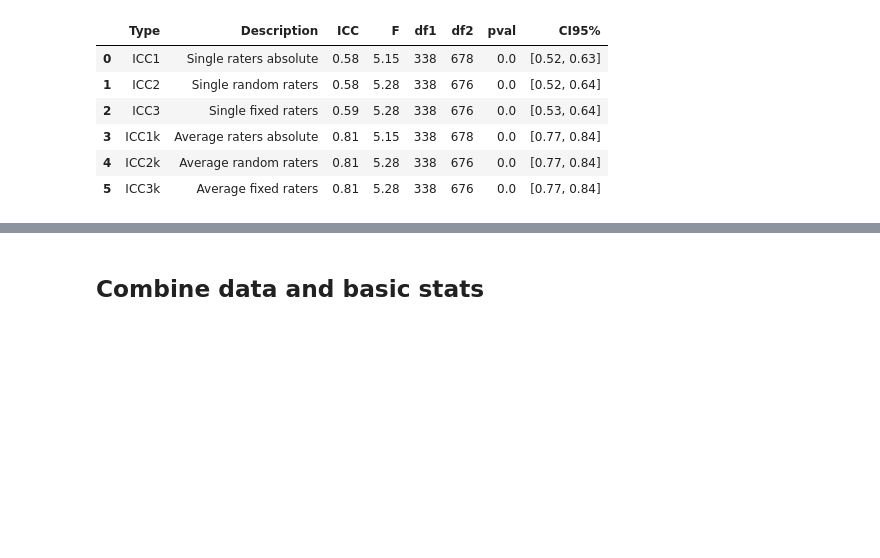
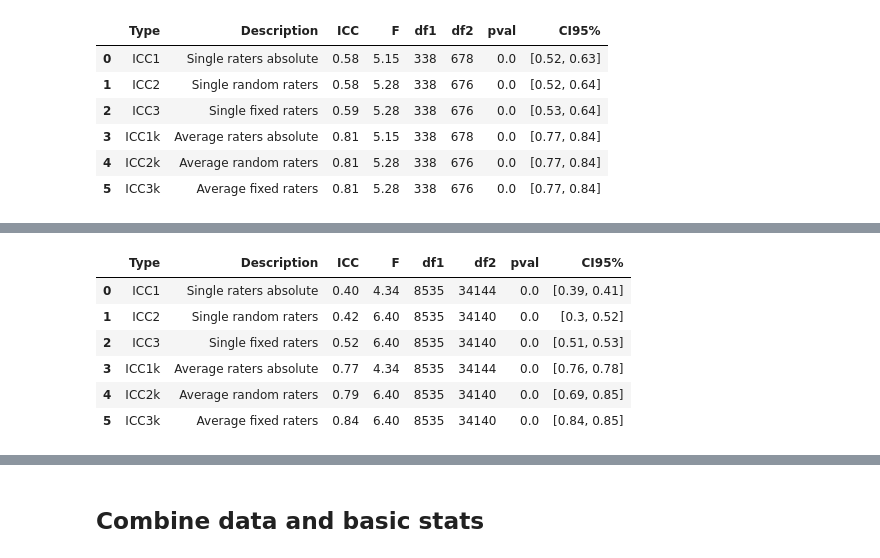
Before and after one commit to massivetexts/llm_aut_study, a Jupyter notebook: notebooks/Process_AUT_GT.ipynb, the cells around one changed output, grey strips where cells are left out. Drawn from its saved outputs; the diff is of its cells as text; code cells hidden in the pictures; blank space fills up the shorter version.

```diff
--- a/notebooks/Process_AUT_GT.ipynb
+++ b/notebooks/Process_AUT_GT.ipynb
@@ -383,12 +470,15 @@ MOTES is related to the "Measuring Original Thinking in Elementary Students: A T
 src = 'motesp'
 motes_pilot = pd.read_csv(os.path.join(base_dir, 'motes_pilot_gt_scores.csv')).rename(columns=dict(D='rater1', K='rater2', T='rater3', ID='participant'))
 motes_pilot['response_num'] = None
+motes_pilot['type'] = motes_pilot.task.apply(lambda x: x.split('_')[0]).replace({'g1':'uses', 'g2':'instances', 'g3': 'consequences', 'g4':'completion'})
 motes_pilot = prep_general(motes_pilot, src, include_stats=False, return_full=True, include_rater_std=include_rater_std)
 # Normalize question styles
 motes_pilot.question = (motes_pilot.question.str.replace("What would be a surprising", "What is a surprising", regex=True)
                             .str.replace("Think of an example of something that is (.*)", "What is a surprising example of something \\1?", regex=True)
-                            .str.replace("(When .*)", "\\1...", regex=True)
+                            .str.replace("What would happen if (.*)", "What would be a surprising consequence if \\1", regex=True)
 )
+comprows = (motes_pilot.type == 'completion')
+motes_pilot.loc[comprows, 'question'] = motes_pilot.loc[comprows, 'question'].str.replace("^(.*)$", 'Complete this sentence in a surprising way: "\\1..."', regex=True)
 datasets[src] = motes_pilot[returncols]
 
 simple_stats(motes_pilot[motes_pilot.id.str.contains('_g1_')], ['rater1', 'rater2', 'rater3'])
@@ -417,38 +507,71 @@ As with the pilot data, this dataset is not yet released, but please reach out.
 # %%
-df = pd.read_excel('MOTES 2021-2022 Data FINAL.xlsx', sheet_name='Combined Data FINAL').replace(-999, pd.NA)
-# first thing first - drop sensitive columns because they're not needed here
-df = df.drop(columns=['Campus', 'Grade', 'Classroom'])
-df['participant'] = df.Order.astype(str).apply(lambda x: hashlib.md5(x.encode('utf-8')).hexdigest()[:4])
+df = pd.read_csv(os.path.join(base_dir, 'motes_full_gt_scores.csv')).replace(-999, pd.NA).copy()
+df['participant'] = df.Order.astype(str).apply(lambda x: hashlib.md5(x.encode('utf-8')).hexdigest()[:6])
 # %%
 src = 'motesf'
+
+corrected = True # use spelling corrected columns
 items = [col.replace('_prompt', '') for col in df.columns if col.startswith('G') and col.endswith('_prompt')]
 
 collector = []
 # RESHAPE TO long
 for item in items:
     subset = df[['participant'] + [col for col in df.columns if col.startswith(item)]].copy()
     subset.columns = [col.split('_')[-1] for col in subset.columns]
     subset['game'] = item.split('_')[0]
     subset['prompt_code'] = item
     collector.append(subset)
 reshaped = pd.concat(collector)
 # remove non-responses
 reshaped = reshaped[~reshaped.raw.isna()]
 # restore original wording in the test
 reshaped.prompt =reshaped.prompt.str.replace('light bulbs', 'lightbulb').str.replace('hat cap', 'hat').str.replace('soccer ball', 'ball').str.replace('lead pencil', 'pencil').str.replace('spoons', 'spoon')
 
 # add display order
 displayorder = df[['participant'] + [col for col in df.columns if 'DO' in col]]
 displayorder = displayorder.melt(id_vars='participant', value_name='prompt_code')
 displayorder['response_num'] = displayorder.variable.apply(lambda x:x[-1])
 reshaped = reshaped.merge(displayorder[['participant', 'prompt_code', 'response_num']])
-# use spelling corrected response
-reshaped = reshaped.rename(columns={'corrected':'response'})
-# FOCUS JUST ON GAME 1
-reshaped = reshaped[reshaped.game == 'G1']
+# use spelling corrected response, unless set otherwise
+reshaped = reshaped.rename(columns={('corrected' if corrected else 'raw'):'response'})
+reshaped['type'] = reshaped['game'].replace({'G1':'uses', 'G2': 'instances', 'G3':'completion'})
 
-# IF EXPANDING PAST G1, NEED PROPER QUESTION FORMATS
+completion_ref = {
+    "playground": "When the friends met on the playground...",
+    "school bus": "When I got on the school bus...",
+    "games": "At a sleepover we...",
+    'library': "When the kids were in the library...",
+    'lecture': "When the teacher was talking...",
+    'phone': "My friend called me on the phone to tell me...",
+    'rain': "It started raining and...",
+    'closet': "When I opened my closet...",
+    'lunchroom': "When I was at lunch..."
+}
+reshaped.loc[reshaped.type == 'uses', 'question'] = reshaped.loc[reshaped.type == 'uses', 'prompt'].apply(lambda x: f"What is a surprising use for a {x.upper()}?")
+reshaped.loc[reshaped.type == 'instances','question'] = reshaped.loc[reshaped.type == 'instances', 'prompt'].apply(lambda x: f"What is a surprising example of something {x.upper()}?")
+reshaped.loc[(reshaped.type == 'completion'), 'question'] = reshaped.loc[reshaped.type == 'completion', 'prompt'].replace(completion_ref).str.replace("(.*)", 'Complete this sentence in a surprising way: "\\1"...', regex=True)
+
 datasets[src] = prep_general(reshaped, src,
                              rater_cols=[col for col in reshaped if 'score' in col.lower()],
-                             include_rater_std=include_rater_std)
+                             include_rater_std=include_rater_std, inputrange=(1,5))
+
+# This is code for a separate purpose - exporting spell corrected and uncorrected data
+if False:
+    #corrected_res = datasets[src]
+    #uncorrected = datasets[src]
+    participant_info = df[['Grade', 'Age at MOTES', 'participant']]
+    participant_info.columns = ['grade', 'age', 'participant']
+    participant_info.grade = participant_info.grade.apply(lambda x: int(x[0]))
+    participant_info.participant = src + participant_info.participant
+    spelldata = uncorrected.rename(columns={'response':'raw'}).merge(corrected_res.rename(columns={'response':'corrected'}), on=[col for col in uncorrected.columns if col not in ['id', 'response']]).merge(participant_info)
+    spelldata.to_csv(base_dir / 'motes_full_spelldata.csv')
+
 datasets[src].sample()
+# %% [output]
+|  | Type | Description | ICC | F | df1 | df2 | pval | CI95% |
+| 0 | ICC1 | Single raters absolute | 0.40 | 4.34 | 8535 | 34144 | 0.0 | [0.39, 0.41] |
+| 1 | ICC2 | Single random raters | 0.42 | 6.40 | 8535 | 34140 | 0.0 | [0.3, 0.52] |
+| 2 | ICC3 | Single fixed raters | 0.52 | 6.40 | 8535 | 34140 | 0.0 | [0.51, 0.53] |
+| 3 | ICC1k | Average raters absolute | 0.77 | 4.34 | 8535 | 34144 | 0.0 | [0.76, 0.78] |
+| 4 | ICC2k | Average random raters | 0.79 | 6.40 | 8535 | 34140 | 0.0 | [0.69, 0.85] |
+| 5 | ICC3k | Average fixed raters | 0.84 | 6.40 | 8535 | 34140 | 0.0 | [0.84, 0.85] |
```
Also changed, not shown: parts of 26 cells of this notebook.
